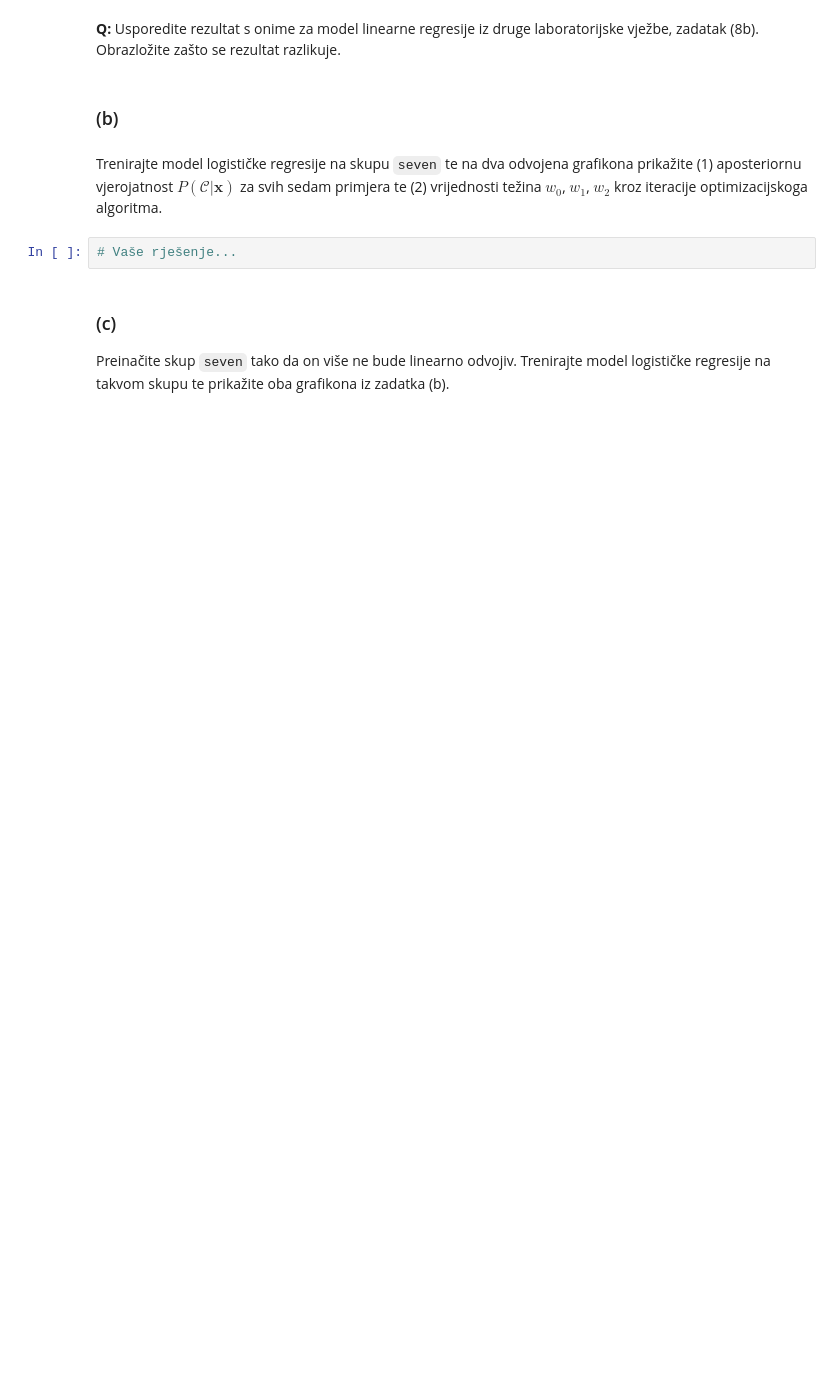
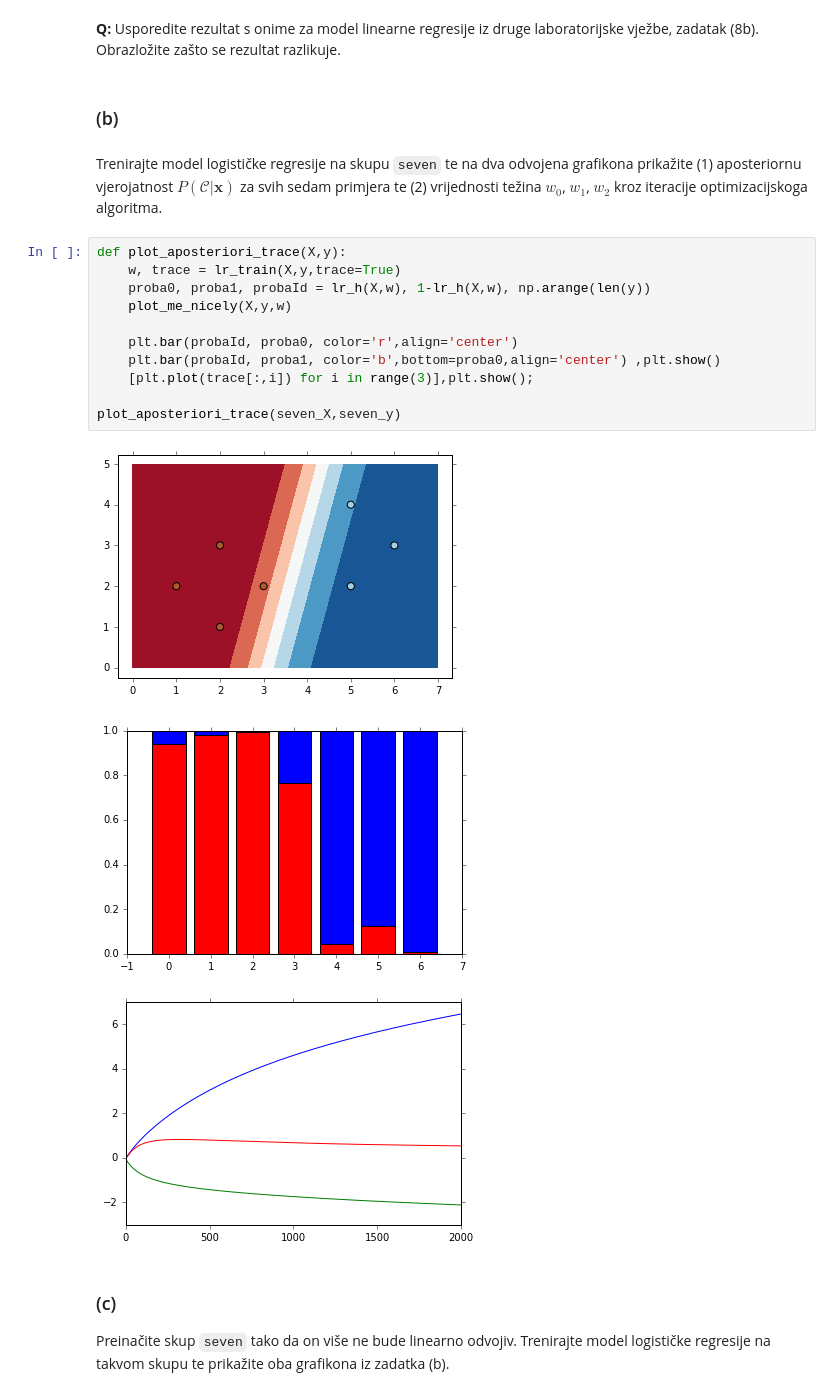
Before and after one commit to antifriz/sedmestar, a Jupyter notebook: su/lab4/SU-2015-LAB3.ipynb, the cells around one changed output. Saved outputs shown, nothing was run; the diff lists cells and outputs as text; blank space fills up the shorter version.

```diff
--- a/su/lab4/SU-2015-LAB3.ipynb
+++ b/su/lab4/SU-2015-LAB3.ipynb
@@ -214,8 +220,21 @@ Dodajte u skup `seven` jednu vrijednost koja odskače od ostalih. Provjerite kol
 ### (b)
 # %% [markdown]
 Trenirajte model logističke regresije na skupu `seven` te na dva odvojena grafikona prikažite (1) aposteriornu vjerojatnost $P(\mathcal{C}|\mathbf{x})$ za svih sedam primjera te (2) vrijednosti težina $w_0$, $w_1$, $w_2$ kroz iteracije optimizacijskoga algoritma.
-# %%
-# Vaše rješenje...
+# %%
+def plot_aposteriori_trace(X,y):
+    w, trace = lr_train(X,y,trace=True)
+    proba0, proba1, probaId = lr_h(X,w), 1-lr_h(X,w), np.arange(len(y))
+    plot_me_nicely(X,y,w)
+
+    plt.bar(probaId, proba0, color='r',align='center')
+    plt.bar(probaId, proba1, color='b',bottom=proba0,align='center') ,plt.show()
+    [plt.plot(trace[:,i]) for i in range(3)],plt.show();
+
+plot_aposteriori_trace(seven_X,seven_y)
+# %% [output]
+[figure, added]
+[figure, added]
+[figure, added]
 # %% [markdown]
 ### (c)
 
```
Also changed, not shown: parts of 14 cells of this notebook.
